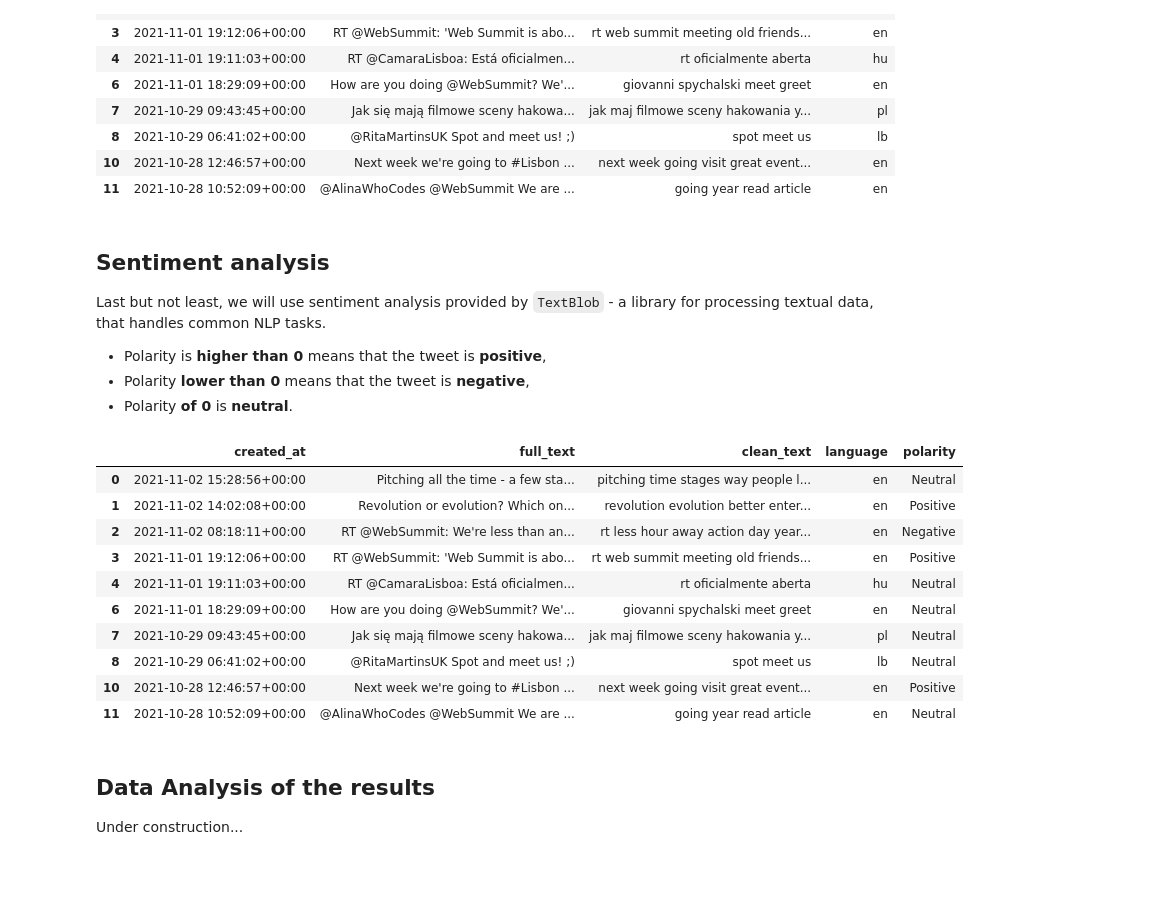
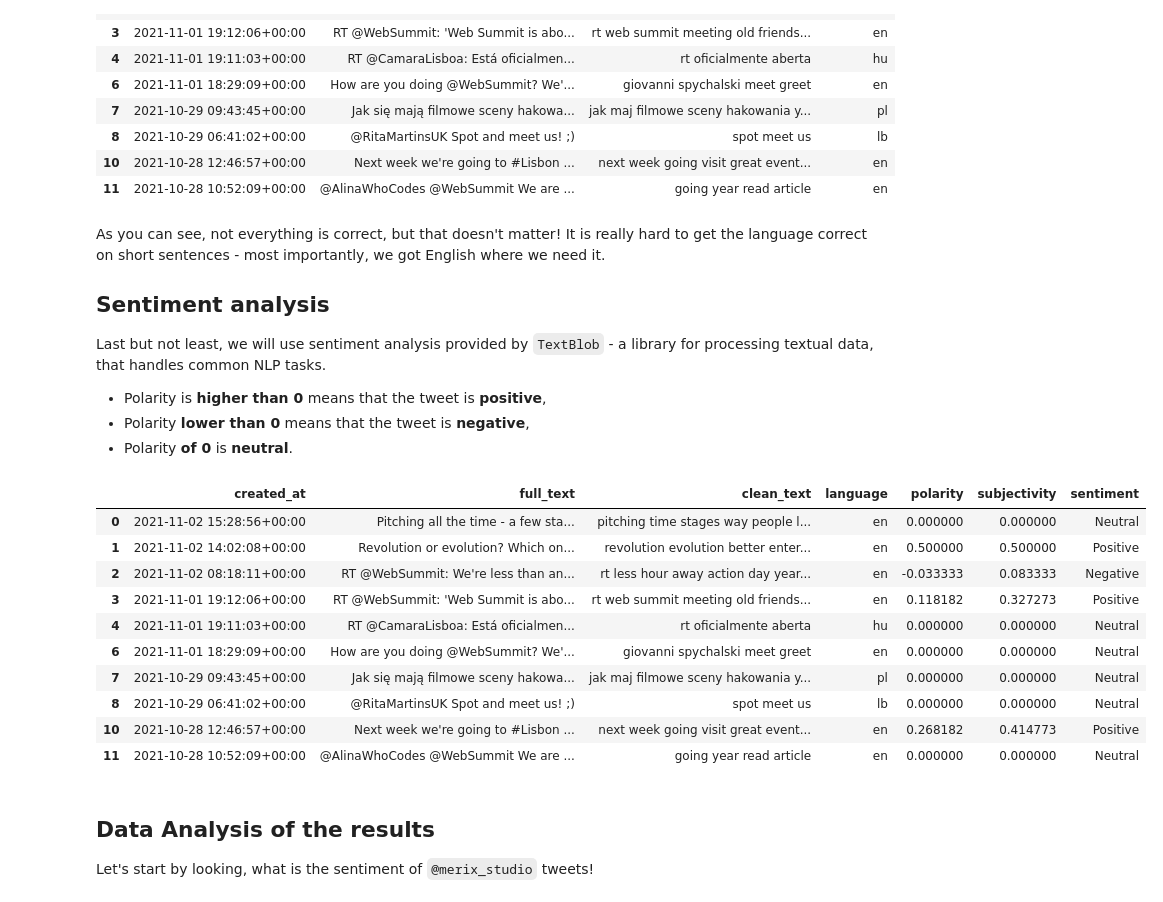
Before and after one commit to lukzmu/data-science, a Jupyter notebook: Other/Merixstudio twitter sentiment analysis/notebook.ipynb, the cells around one changed output. Drawn from its saved outputs; the diff is of its cells as text; code cells hidden in the pictures; blank space fills up the shorter version.

```diff
--- a/Other/Merixstudio twitter sentiment analysis/notebook.ipynb
+++ b/Other/Merixstudio twitter sentiment analysis/notebook.ipynb
@@ -193,6 +196,8 @@ df.head(10)
 | 10 | 2021-10-28 12:46:57+00:00 | Next week we're going to #Lisbon ... | next week going visit great event... | en |
 | 11 | 2021-10-28 10:52:09+00:00 | @AlinaWhoCodes @WebSummit We are ... | going year read article | en |
 # %% [markdown]
+As you can see, not everything is correct, but that doesn't matter! It is really hard to get the language correct on short sentences - most importantly, we got English where we need it.
+
 ## Sentiment analysis
 
 Last but not least, we will use sentiment analysis provided by `TextBlob` - a library for processing textual data, that handles common NLP tasks.
@@ -200,10 +205,14 @@ Last but not least, we will use sentiment analysis provided by `TextBlob` - a li
 - Polarity is **higher than 0** means that the tweet is **positive**,
 - Polarity **lower than 0** means that the tweet is **negative**,
 - Polarity **of 0** is **neutral**.
+# %%
+def get_polarity(text: str) -> float:
+    return TextBlob(text).sentiment.polarity
+# %%
+def get_subjectivity(text: str) -> float:
+    return TextBlob(text).sentiment.subjectivity
 # %%
-def get_polarity(text: str) -> str:
-    polarity = TextBlob(text).sentiment.polarity
-
+def get_sentiment(polarity: float) -> str:
     if polarity > 0:
         return "Positive"
     if polarity < 0:
@@ -211,20 +220,22 @@ def get_polarity(text: str) -> str:
     return "Neutral"
 # %%
 df["polarity"] = df["clean_text"].apply(get_polarity)
+df["subjectivity"] = df["clean_text"].apply(get_subjectivity)
+df["sentiment"] = df["polarity"].apply(get_sentiment)
 df.head(10)
 # %% [output]
-|  | created_at | full_text | clean_text | language | polarity |
-| 0 | 2021-11-02 15:28:56+00:00 | Pitching all the time - a few sta... | pitching time stages way people l... | en | Neutral |
-| 1 | 2021-11-02 14:02:08+00:00 | Revolution or evolution? Which on... | revolution evolution better enter... | en | Positive |
-| 2 | 2021-11-02 08:18:11+00:00 | RT @WebSummit: We're less than an... | rt less hour away action day year... | en | Negative |
-| 3 | 2021-11-01 19:12:06+00:00 | RT @WebSummit: 'Web Summit is abo... | rt web summit meeting old friends... | en | Positive |
-| 4 | 2021-11-01 19:11:03+00:00 | RT @CamaraLisboa: Está oficialmen... | rt oficialmente aberta | hu | Neutral |
-| 6 | 2021-11-01 18:29:09+00:00 | How are you doing @WebSummit? We'... | giovanni spychalski meet greet | en | Neutral |
-| 7 | 2021-10-29 09:43:45+00:00 | Jak się mają filmowe sceny hakowa... | jak maj filmowe sceny hakowania y... | pl | Neutral |
-| 8 | 2021-10-29 06:41:02+00:00 | @RitaMartinsUK Spot and meet us! ;) | spot meet us | lb | Neutral |
-| 10 | 2021-10-28 12:46:57+00:00 | Next week we're going to #Lisbon ... | next week going visit great event... | en | Positive |
-| 11 | 2021-10-28 10:52:09+00:00 | @AlinaWhoCodes @WebSummit We are ... | going year read article | en | Neutral |
+|  | created_at | full_text | clean_text | language | polarity | subjectivity | sentiment |
+| 0 | 2021-11-02 15:28:56+00:00 | Pitching all the time - a few sta... | pitching time stages way people l... | en | 0.000000 | 0.000000 | Neutral |
+| 1 | 2021-11-02 14:02:08+00:00 | Revolution or evolution? Which on... | revolution evolution better enter... | en | 0.500000 | 0.500000 | Positive |
+| 2 | 2021-11-02 08:18:11+00:00 | RT @WebSummit: We're less than an... | rt less hour away action day year... | en | -0.033333 | 0.083333 | Negative |
+| 3 | 2021-11-01 19:12:06+00:00 | RT @WebSummit: 'Web Summit is abo... | rt web summit meeting old friends... | en | 0.118182 | 0.327273 | Positive |
+| 4 | 2021-11-01 19:11:03+00:00 | RT @CamaraLisboa: Está oficialmen... | rt oficialmente aberta | hu | 0.000000 | 0.000000 | Neutral |
+| 6 | 2021-11-01 18:29:09+00:00 | How are you doing @WebSummit? We'... | giovanni spychalski meet greet | en | 0.000000 | 0.000000 | Neutral |
+| 7 | 2021-10-29 09:43:45+00:00 | Jak się mają filmowe sceny hakowa... | jak maj filmowe sceny hakowania y... | pl | 0.000000 | 0.000000 | Neutral |
+| 8 | 2021-10-29 06:41:02+00:00 | @RitaMartinsUK Spot and meet us! ;) | spot meet us | lb | 0.000000 | 0.000000 | Neutral |
+| 10 | 2021-10-28 12:46:57+00:00 | Next week we're going to #Lisbon ... | next week going visit great event... | en | 0.268182 | 0.414773 | Positive |
+| 11 | 2021-10-28 10:52:09+00:00 | @AlinaWhoCodes @WebSummit We are ... | going year read article | en | 0.000000 | 0.000000 | Neutral |
 # %% [markdown]
 ## Data Analysis of the results
 
-Under construction...
+Let's start by looking, what is the sentiment of `@merix_studio` tweets!
```
Also changed, not shown: parts of 19 cells of this notebook.
